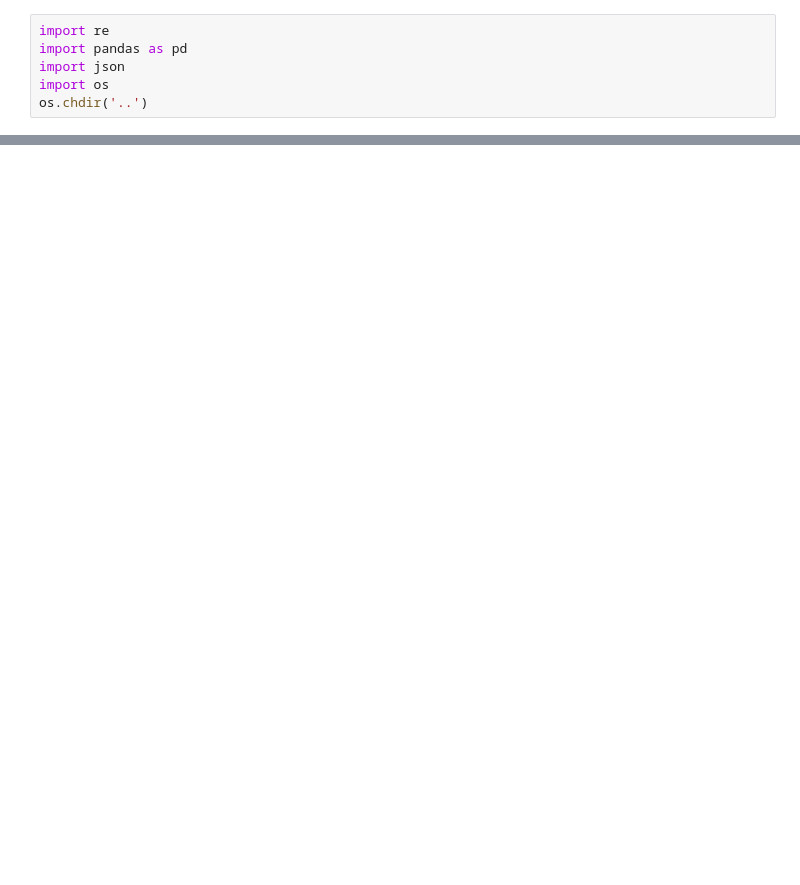
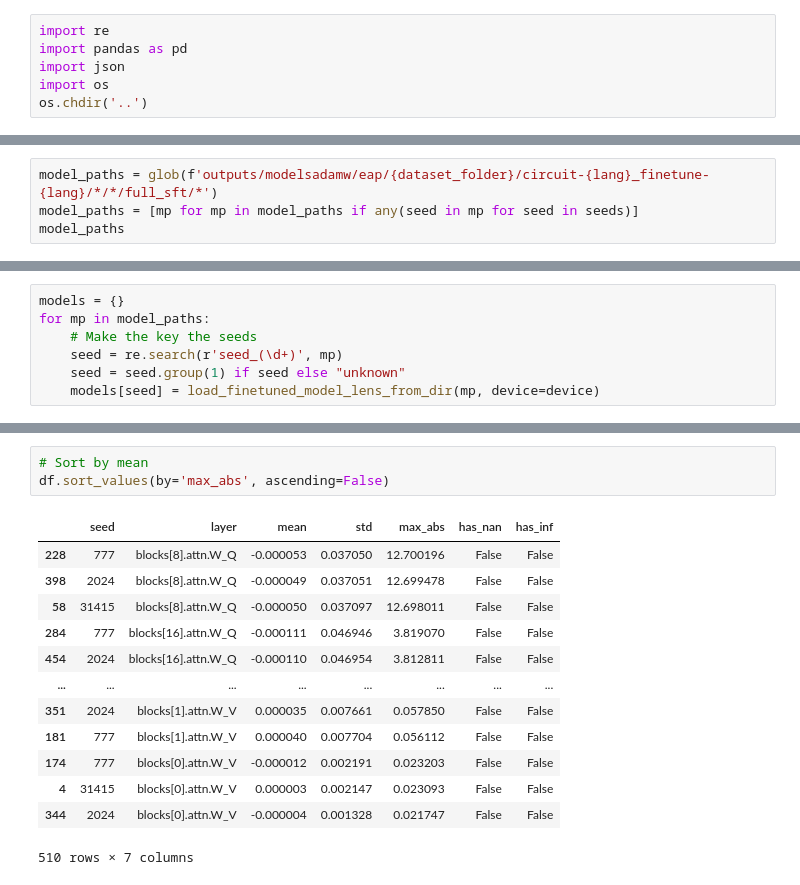
Before and after one commit to hanifmz07/absa-eap-ig, a Jupyter notebook: utils_notebooks/parse_training_log.ipynb, the cells around one changed output, grey strips where cells are left out. Saved outputs shown, nothing was run; the diff lists cells and outputs as text; blank space fills up the shorter version.

```diff
--- a/utils_notebooks/parse_training_log.ipynb
+++ b/utils_notebooks/parse_training_log.ipynb
@@ -148,0 +265,4 @@ plot_loss_with_epochs(training_df.iloc[0:, :], extra_info="Full Training Log")
+# %%
+model_paths = glob(f'outputs/modelsadamw/eap/{dataset_folder}/circuit-{lang}_finetune-{lang}/*/*/full_sft/*')
+model_paths = [mp for mp in model_paths if any(seed in mp for seed in seeds)]
+model_paths
@@ -148,0 +273,7 @@ plot_loss_with_epochs(training_df.iloc[0:, :], extra_info="Full Training Log")
+# %%
+models = {}
+for mp in model_paths:
+	# Make the key the seeds
+	seed = re.search(r'seed_(\d+)', mp)
+	seed = seed.group(1) if seed else "unknown"
+	models[seed] = load_finetuned_model_lens_from_dir(mp, device=device)
@@ -148,0 +328,17 @@ plot_loss_with_epochs(training_df.iloc[0:, :], extra_info="Full Training Log")
+# %%
+# Sort by mean
+df.sort_values(by='max_abs', ascending=False)
+# %% [output]
+|  | seed | layer | mean | std | max_abs | has_nan | has_inf |
+| 228 | 777 | blocks[8].attn.W_Q | -0.000053 | 0.037050 | 12.700196 | False | False |
+| 398 | 2024 | blocks[8].attn.W_Q | -0.000049 | 0.037051 | 12.699478 | False | False |
+| 58 | 31415 | blocks[8].attn.W_Q | -0.000050 | 0.037097 | 12.698011 | False | False |
+| 284 | 777 | blocks[16].attn.W_Q | -0.000111 | 0.046946 | 3.819070 | False | False |
+| 454 | 2024 | blocks[16].attn.W_Q | -0.000110 | 0.046954 | 3.812811 | False | False |
+| ... | ... | ... | ... | ... | ... | ... | ... |
+| 351 | 2024 | blocks[1].attn.W_V | 0.000035 | 0.007661 | 0.057850 | False | False |
+| 181 | 777 | blocks[1].attn.W_V | 0.000040 | 0.007704 | 0.056112 | False | False |
+| 174 | 777 | blocks[0].attn.W_V | -0.000012 | 0.002191 | 0.023203 | False | False |
+| 4 | 31415 | blocks[0].attn.W_V | 0.000003 | 0.002147 | 0.023093 | False | False |
+| 344 | 2024 | blocks[0].attn.W_V | -0.000004 | 0.001328 | 0.021747 | False | False |
+510 rows × 7 columns
```
Also changed, not shown: parts of 23 cells of this notebook, 41 other files.
